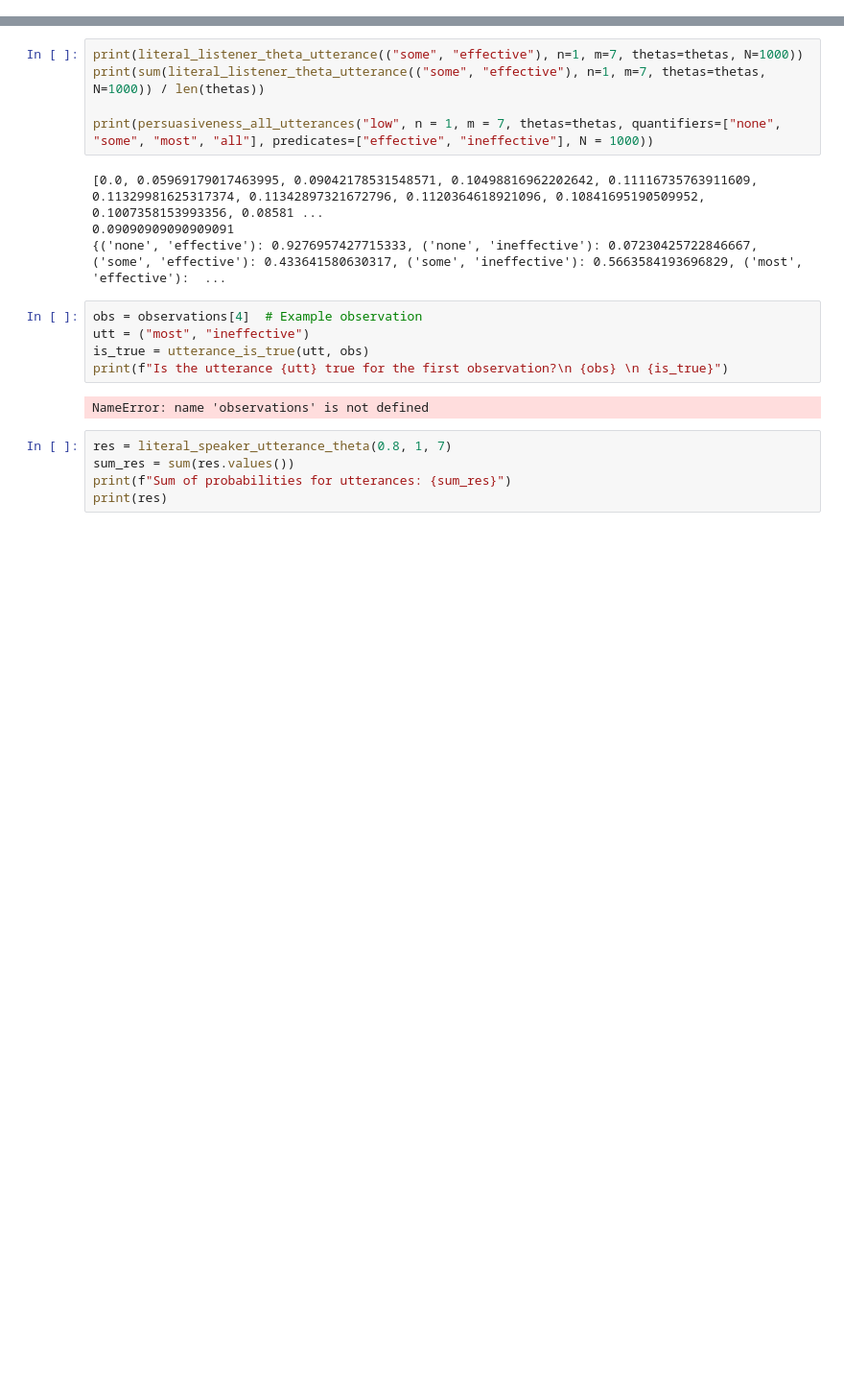
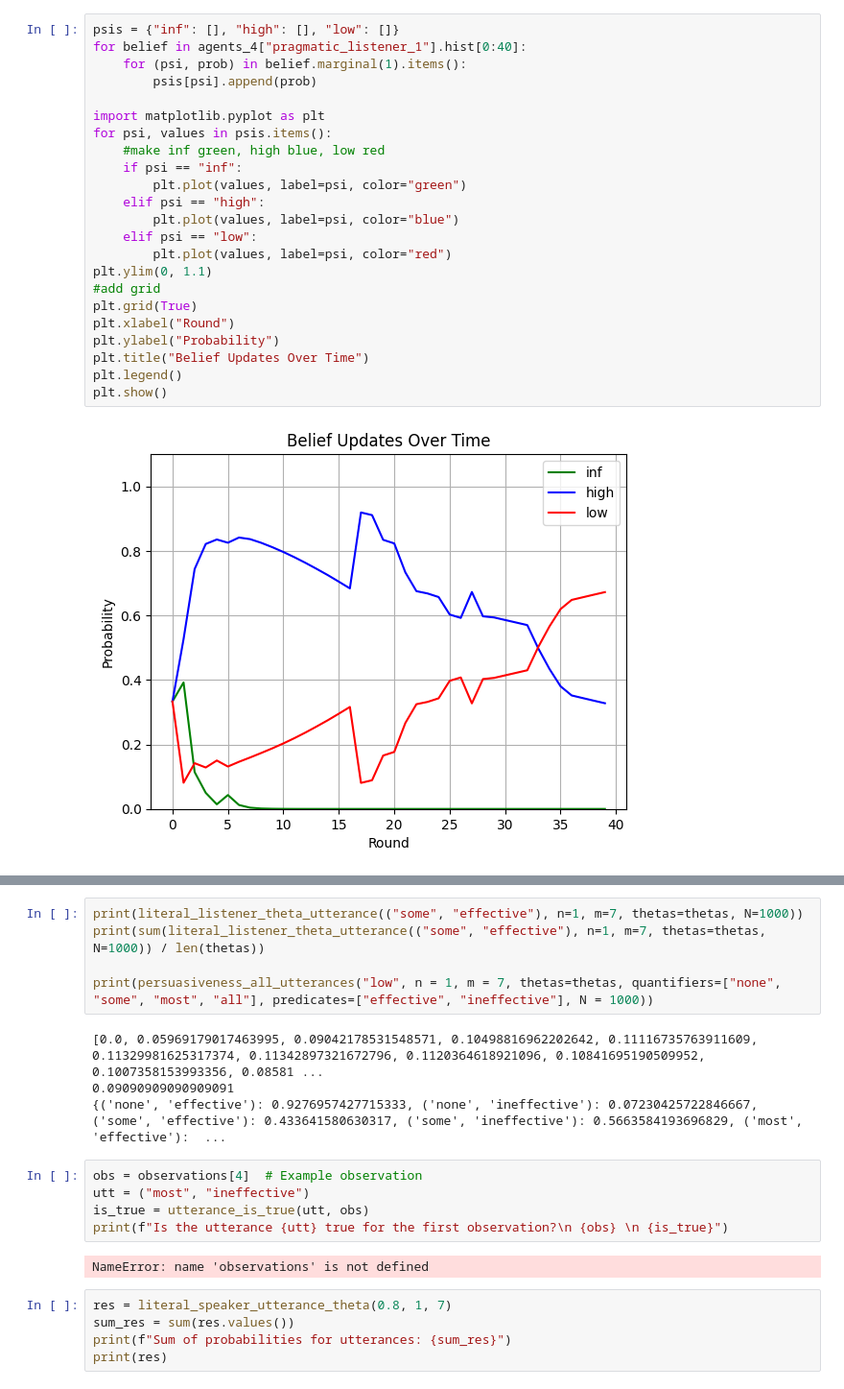
Before and after one commit to keremoner/argumentative-awareness, a Jupyter notebook: unawareness.ipynb, the cells around one changed output, grey strips where cells are left out. Shown at 96% size. Saved outputs shown, nothing was run; the diff lists cells and outputs as text; blank space fills up the shorter version.

```diff
--- a/unawareness.ipynb
+++ b/unawareness.ipynb
@@ -303,0 +1024,25 @@ Multinomial coefficient for (2, 3, 4): 1260.0
+# %%
+psis = {"inf": [], "high": [], "low": []}
+for belief in agents_4["pragmatic_listener_1"].hist[0:40]:
+    for (psi, prob) in belief.marginal(1).items():
+        psis[psi].append(prob)
+
+import matplotlib.pyplot as plt
+for psi, values in psis.items():
+    #make inf green, high blue, low red
+    if psi == "inf":
+        plt.plot(values, label=psi, color="green")
+    elif psi == "high":
+        plt.plot(values, label=psi, color="blue")
+    elif psi == "low":
+        plt.plot(values, label=psi, color="red")
+plt.ylim(0, 1.1)
+#add grid
+plt.grid(True)
+plt.xlabel("Round")
+plt.ylabel("Probability")
+plt.title("Belief Updates Over Time")
+plt.legend()
+plt.show()
+# %% [output]
+[figure, added]
```
Also changed, not shown: parts of 27 cells of this notebook, 39 other files.
